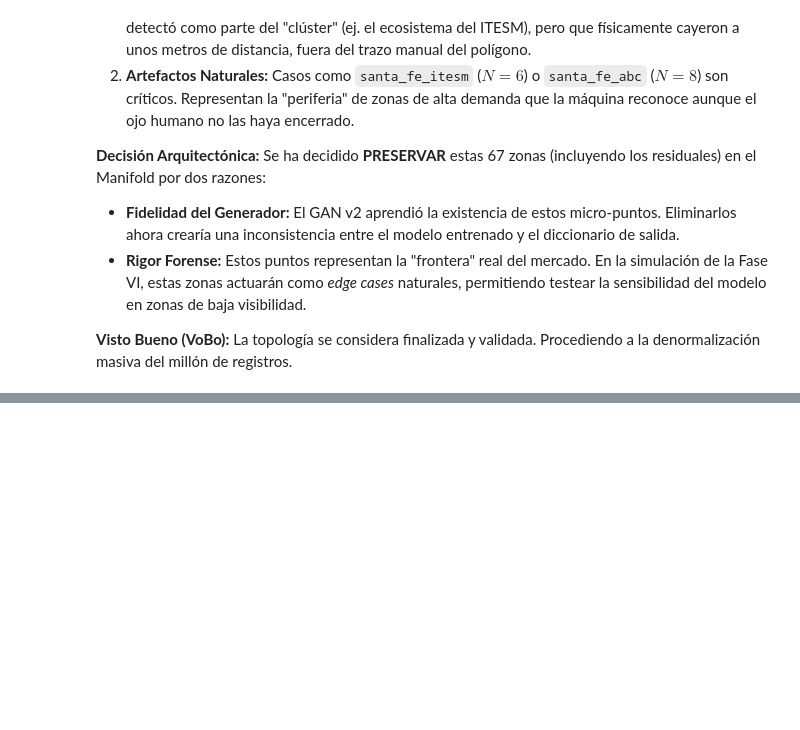
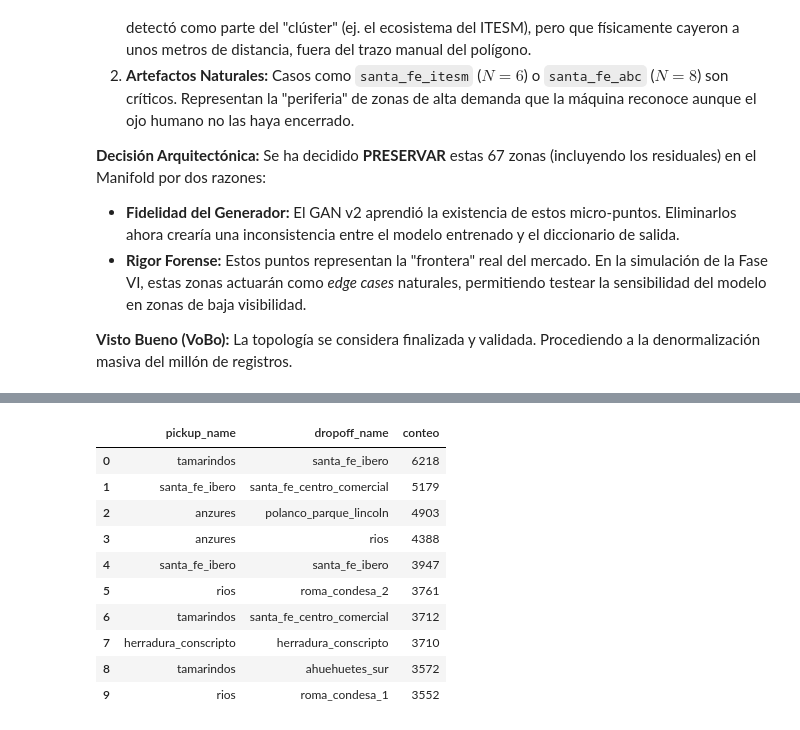
Before and after one commit to WiseExMachina/pienza, a Jupyter notebook: Phase_6_Generative_Moonshots/0605_cGAN_denormalization.ipynb, the cells around one changed output, grey strips where cells are left out. Saved outputs shown, nothing was run; the diff lists cells and outputs as text; code cells hidden in the pictures; blank space fills up the shorter version.

```diff
--- a/Phase_6_Generative_Moonshots/0605_cGAN_denormalization.ipynb
+++ b/Phase_6_Generative_Moonshots/0605_cGAN_denormalization.ipynb
@@ -613,7 +634,7 @@ print("-" * 65)
 
 # --- 1. CONFIGURACIÓN DE RUTA LOCAL ---
 # Usamos el mismo directorio definido en la Cell 6.7
-PICKUP_DICT_PATH = "/workspaces/pienza/data/dictionaries/dim_pickup_zone_dictionary.parquet"
+PICKUP_DICT_PATH = "/workspaces/pienza/data/dumped_files/dim_pickup_zone_dictionary.parquet"
 
 print("🏗️  FORJANDO DICCIONARIO DE PICKUP (ORIGEN)...")
 print("-" * 65)
@@ -1020,0 +952,71 @@ Error:
+# %%
+# ==============================================================================
+# CELL 10: THE GEOSPATIAL VALIDATOR (BIGQUERY NATIVE)
+# ==============================================================================
+# Propósito: Validar la integridad del Manifold contra los polígonos maestros.
+# Lógica: Filtra en BigQuery usando la lista de nombres del GeoJSON local.
+# ==============================================================================
+import geopandas as gpd
+from google.cloud import bigquery
+import pandas as pd
+
+# 1. RUTA Y CONFIGURACIÓN
+PATH_GEOJSON = "/workspaces/pienza/assets/poly.geojson"
+TABLE_ID = f"{GCP_PROJECT_ID}.{BQ_DATASET}.synthetic_manifold_v8_enriched"
+client = bigquery.Client(project=GCP_PROJECT_ID)
+
+print("🗺️ Cargando Polígonos Maestros desde assets...")
+
+try:
+    # 2. EXTRAER NOMBRES DEL GEOJSON LOCAL
+    gdf_polys = gpd.read_file(PATH_GEOJSON)
+    zonas_oficiales = list(set(gdf_polys['name'].unique()))
+
+    # Preparamos la lista para SQL: ['zona1', 'zona2'] -> "'zona1', 'zona2'"
+    zonas_sql = ", ".join([f"'{z}'" for z in zonas_oficiales])
+
+    print(f"✅ MAPA LOCAL: {len(zonas_oficiales)} zonas detectadas.")
+
+    # 3. QUERY DE VALIDACIÓN (Todo el poder de cómputo ocurre en GCP)
+    # Calculamos la pureza directamente en BigQuery
+    query_pureza = f"""
+    WITH stats AS (
+        SELECT
+            COUNT(*) as total_manifold,
+            COUNTIF(pickup_name IN ({zonas_sql}) AND dropoff_name IN ({zonas_sql})) as total_puros
+        FROM `{TABLE_ID}`
+    )
+    SELECT *, (total_puros / total_manifold) * 100 as eficiencia FROM stats
+    """
+
+    res = client.query(query_pureza).to_dataframe()
+
+    total_manifold = res['total_manifold'][0]
+    total_puros = res['total_puros'][0]
+    eficiencia = res['eficiencia'][0]
+
+    print("\n💎 RESULTADOS DE LA VALIDACIÓN GEOGRÁFICA (Cloud Mode):")
+    print("-" * 55)
+    print(f"📦 Registros en BigQuery: {total_manifold:,}")
+    print(f"✨ Registros 'Mapa-Puros' (Validados): {total_puros:,}")
+    print(f"🎯 Eficiencia de la Simulación: {eficiencia:.2f}%")
+    print("-" * 55)
+
+    # 4. TOP 10 RUTAS CERTIFICADAS
+    query_top = f"""
+    SELECT pickup_name, dropoff_name, COUNT(*) as conteo
+    FROM `{TABLE_ID}`
+    WHERE pickup_name IN ({zonas_sql}) AND dropoff_name IN ({zonas_sql})
+    GROUP BY 1, 2
+    ORDER BY conteo DESC
+    LIMIT 10
+    """
+
+    df_top_puros = client.query(query_top).to_dataframe()
+
+    print("\n🏆 TOP 10 RUTAS CERTIFICADAS POR POLY.GEOJSON:")
+    display(df_top_puros)
+
+except Exception as e:
+    print(f"❌ ERROR EN LA VALIDACIÓN CLOUD: {e}")
+# %% [output]
@@ -1020,0 +1034,11 @@ Error:
+|  | pickup_name | dropoff_name | conteo |
+| 0 | tamarindos | santa_fe_ibero | 6218 |
+| 1 | santa_fe_ibero | santa_fe_centro_comercial | 5179 |
+| 2 | anzures | polanco_parque_lincoln | 4903 |
+| 3 | anzures | rios | 4388 |
+| 4 | santa_fe_ibero | santa_fe_ibero | 3947 |
+| 5 | rios | roma_condesa_2 | 3761 |
+| 6 | tamarindos | santa_fe_centro_comercial | 3712 |
+| 7 | herradura_conscripto | herradura_conscripto | 3710 |
+| 8 | tamarindos | ahuehuetes_sur | 3572 |
+| 9 | rios | roma_condesa_1 | 3552 |
```
Also changed, not shown: parts of 13 cells of this notebook.
